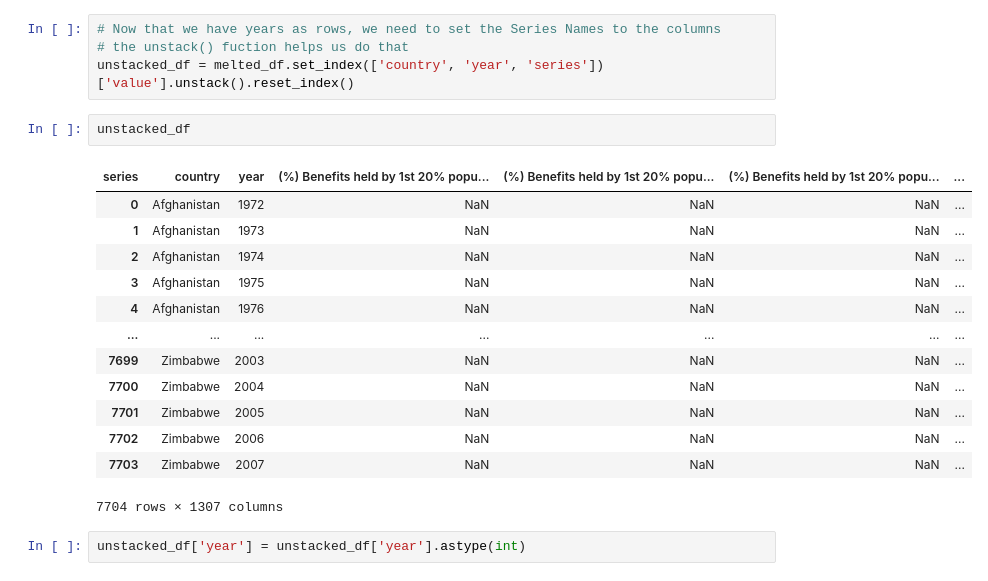
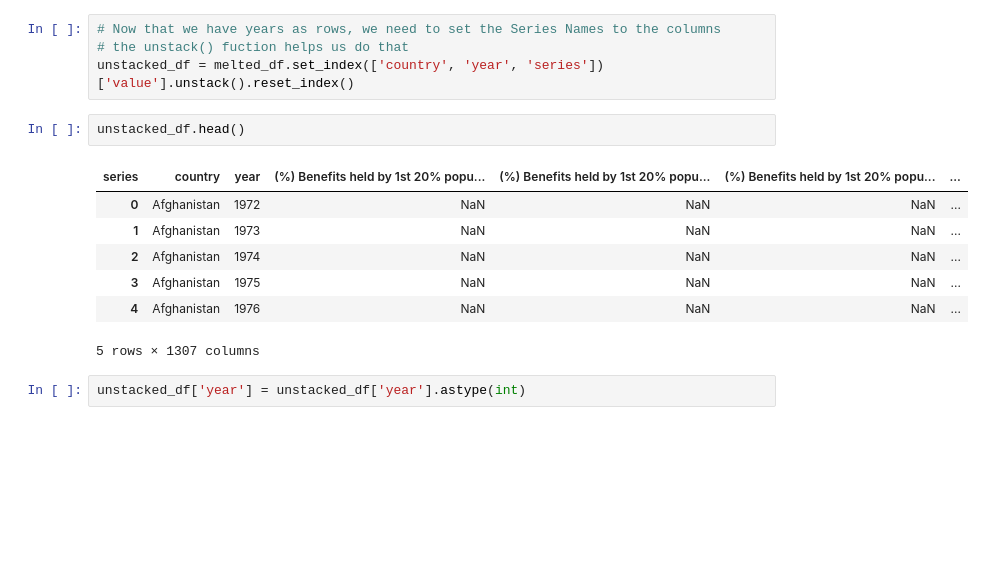
Before and after one commit to ashtonreed/Springboard, a Jupyter notebook: Capstone1/Capstone1_Data_Wrangling.ipynb, the cells around one changed output. Saved outputs shown, nothing was run; the diff lists cells and outputs as text; blank space fills up the shorter version.

```diff
--- a/Capstone1/Capstone1_Data_Wrangling.ipynb
+++ b/Capstone1/Capstone1_Data_Wrangling.ipynb
@@ -108,21 +112,15 @@ melted_df.head()
 # the unstack() fuction helps us do that
 unstacked_df = melted_df.set_index(['country', 'year', 'series'])['value'].unstack().reset_index()
 # %%
-unstacked_df
+unstacked_df.head()
 # %% [output]
 | series | country | year | (%) Benefits held by 1st 20% popu... | (%) Benefits held by 1st 20% popu... | (%) Benefits held by 1st 20% popu... | ... |
 | 0 | Afghanistan | 1972 | NaN | NaN | NaN | ... |
 | 1 | Afghanistan | 1973 | NaN | NaN | NaN | ... |
 | 2 | Afghanistan | 1974 | NaN | NaN | NaN | ... |
 | 3 | Afghanistan | 1975 | NaN | NaN | NaN | ... |
 | 4 | Afghanistan | 1976 | NaN | NaN | NaN | ... |
-| ... | ... | ... | ... | ... | ... | ... |
-| 7699 | Zimbabwe | 2003 | NaN | NaN | NaN | ... |
-| 7700 | Zimbabwe | 2004 | NaN | NaN | NaN | ... |
-| 7701 | Zimbabwe | 2005 | NaN | NaN | NaN | ... |
-| 7702 | Zimbabwe | 2006 | NaN | NaN | NaN | ... |
-| 7703 | Zimbabwe | 2007 | NaN | NaN | NaN | ... |
-7704 rows × 1307 columns
+5 rows × 1307 columns
 # %%
 unstacked_df['year'] = unstacked_df['year'].astype(int)
 # %%
```
Also changed, not shown: parts of 39 cells of this notebook, 1 other file.
